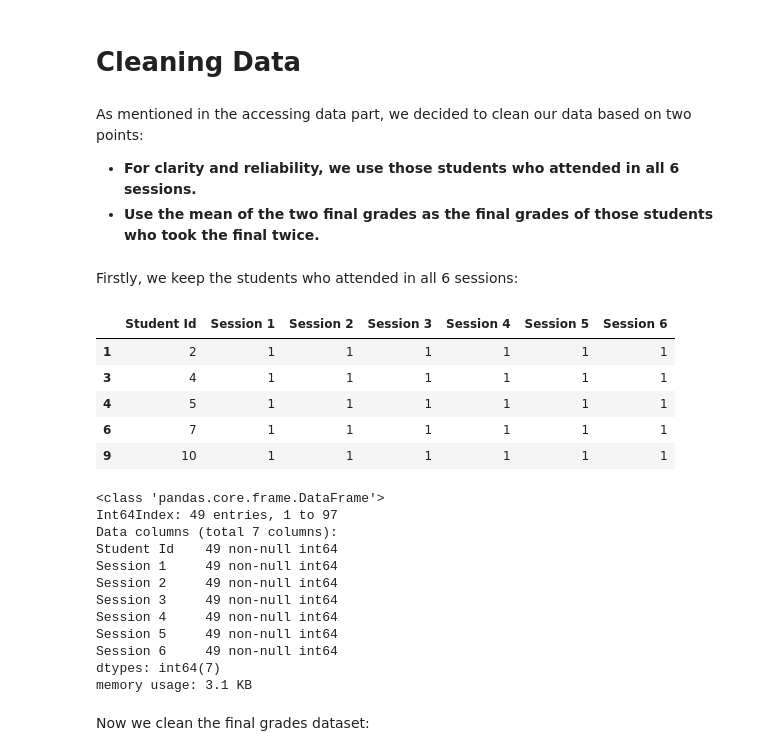
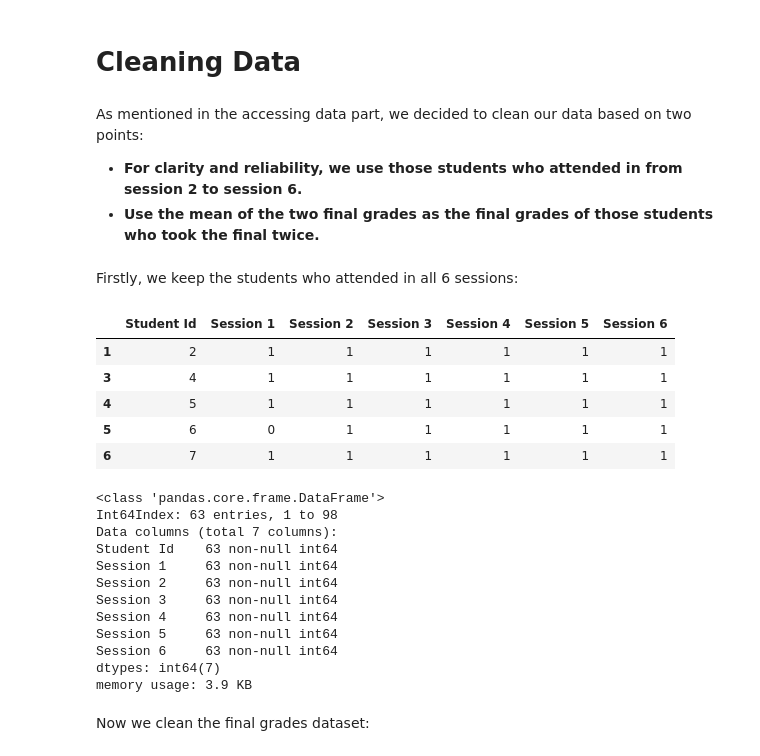
Before and after one commit to ZhenghaoXiao32/educational-process-mining, a Jupyter notebook: educational_process_mining.ipynb, the cells around one changed output. Saved outputs shown, nothing was run; the diff lists cells and outputs as text; code cells hidden in the pictures.

```diff
--- a/educational_process_mining.ipynb
+++ b/educational_process_mining.ipynb
@@ -255,36 +257,36 @@ attend_both = common_member(attend_1st_id, attend_2nd_id)
 # %% [markdown]
 As mentioned in the accessing data part, we decided to clean our data based on two points:
 
-* **For clarity and reliability, we use those students who attended in all 6 sessions.**
+* **For clarity and reliability, we use those students who attended in from session 2 to session 6.**
 * **Use the mean of the two final grades as the final grades of those students who took the final twice.**
 # %% [markdown]
 Firstly, we keep the students who attended in all 6 sessions:
 # %%
-ID_list = logs.loc[(logs["Session 1"]==1) & (logs["Session 2"]==1) & (logs["Session 3"]==1) & \
+ID_list = logs.loc[(logs["Session 2"]==1) & (logs["Session 3"]==1) & \
                    (logs["Session 4"]==1) & (logs["Session 5"]==1) & (logs["Session 6"]==1)]
 ID_list.head()
 # %% [output]
 |  | Student Id | Session 1 | Session 2 | Session 3 | Session 4 | Session 5 | Session 6 |
 | 1 | 2 | 1 | 1 | 1 | 1 | 1 | 1 |
 | 3 | 4 | 1 | 1 | 1 | 1 | 1 | 1 |
 | 4 | 5 | 1 | 1 | 1 | 1 | 1 | 1 |
+| 5 | 6 | 0 | 1 | 1 | 1 | 1 | 1 |
 | 6 | 7 | 1 | 1 | 1 | 1 | 1 | 1 |
-| 9 | 10 | 1 | 1 | 1 | 1 | 1 | 1 |
 # %%
 ID_list.info()
 # %% [output]
 <class 'pandas.core.frame.DataFrame'>
-Int64Index: 49 entries, 1 to 97
+Int64Index: 63 entries, 1 to 98
 Data columns (total 7 columns):
-Student Id    49 non-null int64
-Session 1     49 non-null int64
-Session 2     49 non-null int64
-Session 3     49 non-null int64
-Session 4     49 non-null int64
-Session 5     49 non-null int64
-Session 6     49 non-null int64
+Student Id    63 non-null int64
+Session 1     63 non-null int64
+Session 2     63 non-null int64
+Session 3     63 non-null int64
+Session 4     63 non-null int64
+Session 5     63 non-null int64
+Session 6     63 non-null int64
 dtypes: int64(7)
-memory usage: 3.1 KB
+memory usage: 3.9 KB
 # %% [markdown]
 Now we clean the final grades dataset:
 # %%
```
Also changed, not shown: parts of 4 cells of this notebook, 1 other file.
